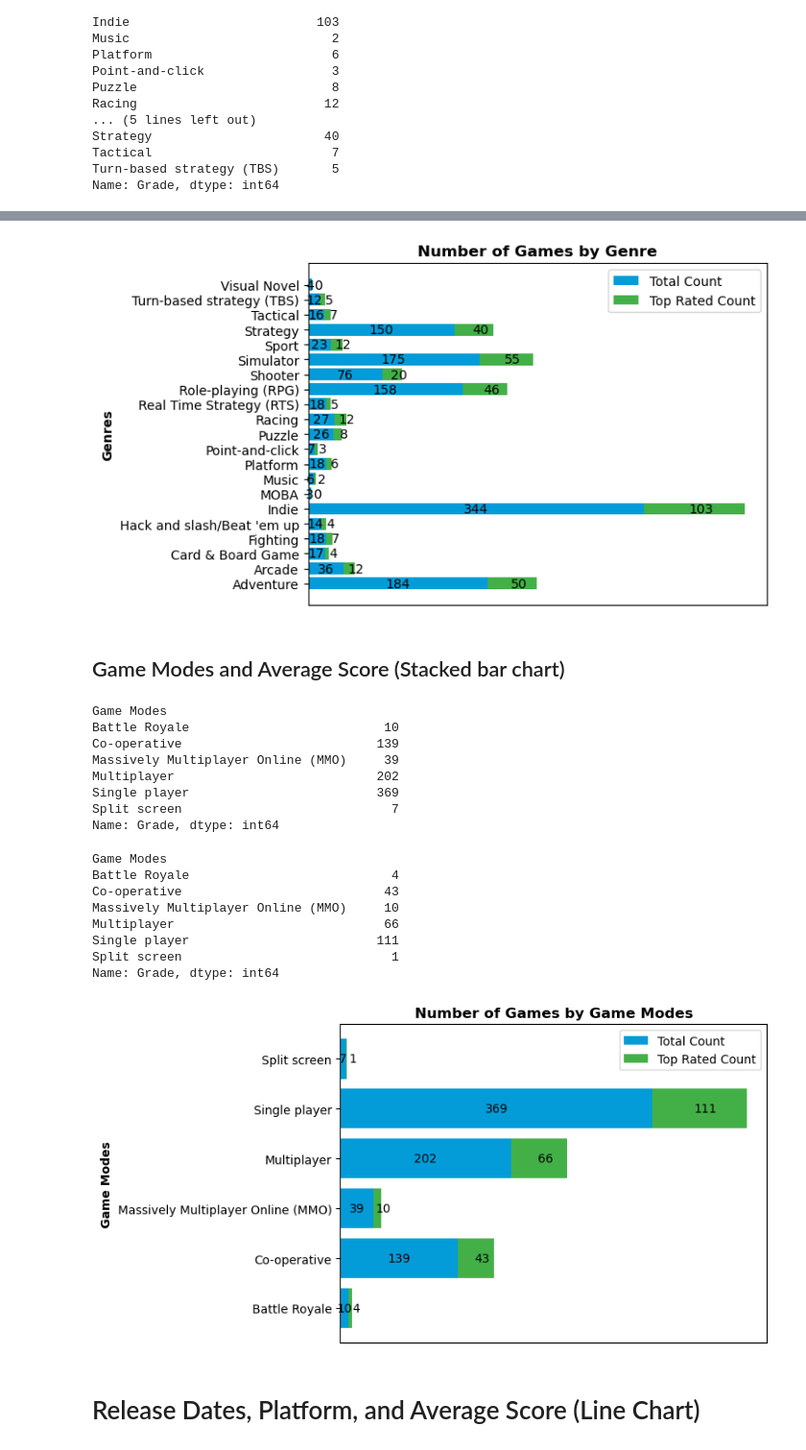
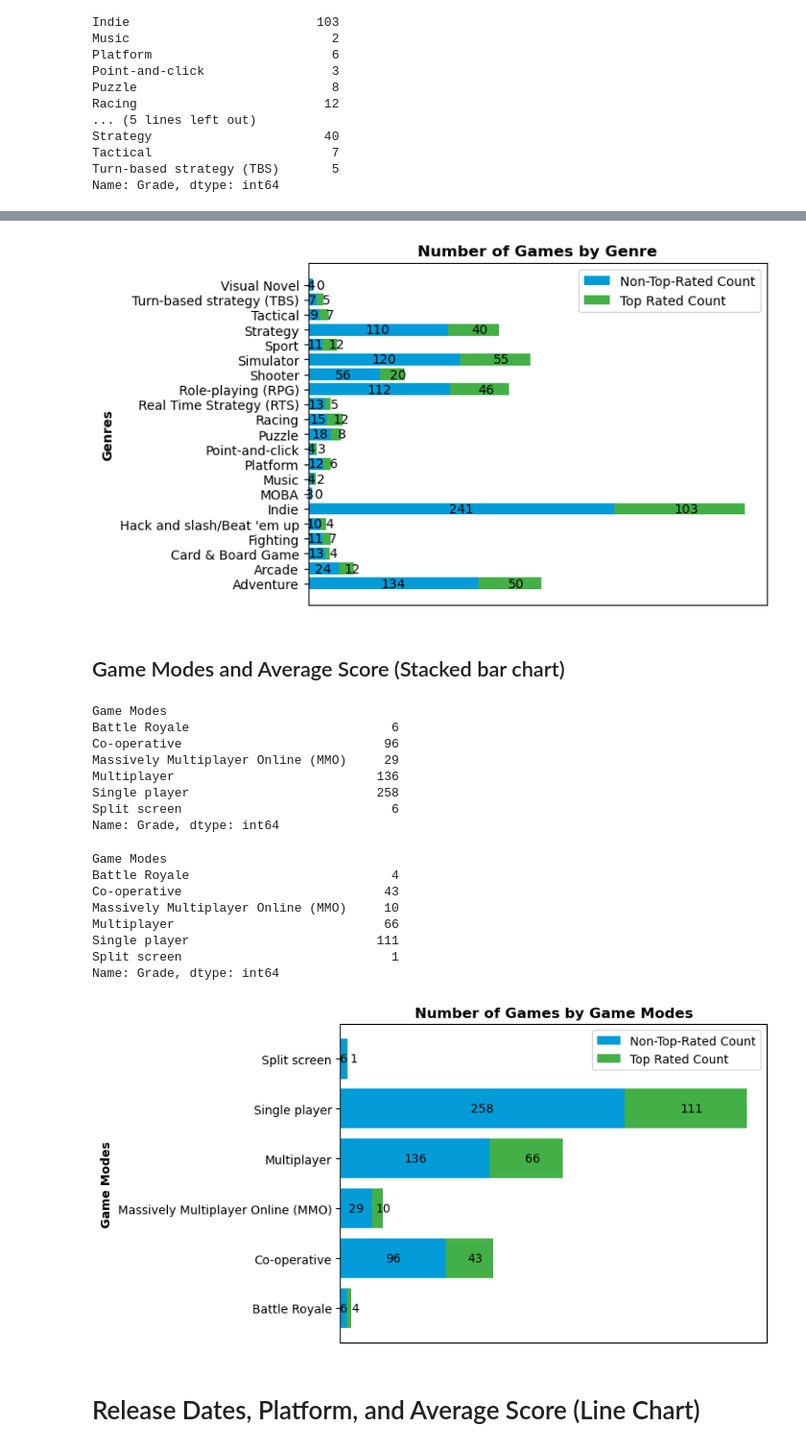
Before and after one commit to nlabern/Project_1_Steam_PC_, a Jupyter notebook: Data-analysis.ipynb, the cells around one changed output, grey strips where cells are left out. Shown: that part at 96% size. Cells and saved outputs as stored; diff of their text form; code cells hidden in the pictures.

Commit message:
Tweaked stacked bar charts a bit

```diff
--- a/Data-analysis.ipynb
+++ b/Data-analysis.ipynb
@@ -374,9 +374,9 @@ genre_counts_df
 # %%
 fig, ax = plt.subplots()
 # Plot the first segment of each bar
-total = ax.barh(genre_counts_df.index, genre_counts_df["Total Count"].values, color="#049CD8", label="Total Count")
+total = ax.barh(genre_counts_df.index, genre_counts_df["Non-Top-Rated Count"].values, color="#049CD8", label="Non-Top-Rated Count")
 # Plot the second segment of each bar on top of the first segment
-top = ax.barh(genre_counts_df.index, genre_counts_df["Top Rated Count"].values, left=genre_counts_df["Total Count"].values, color="#43B047", label="Top Rated Count")
+top = ax.barh(genre_counts_df.index, genre_counts_df["Top Rated Count"].values, left=genre_counts_df["Non-Top-Rated Count"].values, color="#43B047", label="Top Rated Count")
 ax.bar_label(top, label_type='center', padding=5)
 ax.bar_label(total, label_type='center')
 ax.xaxis.set_visible(False)
@@ -387,21 +387,21 @@ ax.legend(loc="best")
 plt.savefig("Visuals/Number_of_games_by_genre.png",bbox_inches="tight")
 plt.show()
 # %% [output]
-[figure, old version]
+[figure, new version]
 # %% [markdown]
 ## Game Modes and Average Score (Stacked bar chart)
 # %%
-# Group all the games by game mode as counts of all the games in each game mode: this will be the first segment of the stacked bar.
-mode_count = game_mode_df.groupby("Game Modes")["Grade"].count()
+# Group all the games by game mode as counts of non-highest rated games in each game mode: this will be the first segment of the stacked bar.
+mode_count = game_mode_df[game_mode_df["Grade"]!= "Very High"].groupby("Game Modes")["Grade"].count()
 mode_count
 # %% [output]
 Game Modes
-Battle Royale                          10
-Co-operative                          139
-Massively Multiplayer Online (MMO)     39
-Multiplayer                           202
-Single player                         369
-Split screen                            7
+Battle Royale                           6
+Co-operative                           96
+Massively Multiplayer Online (MMO)     29
+Multiplayer                           136
+Single player                         258
+Split screen                            6
 Name: Grade, dtype: int64
 # %%
 # Group the top rated games by game mode as counts of all the games in each game mode: this will be the second segment of the stacked bar.
@@ -418,19 +418,19 @@ Split screen                            1
 Name: Grade, dtype: int64
 # %%
 fig, ax = plt.subplots()
-total = ax.barh(mode_count.index,mode_count.values,color= "#049CD8",label="Total Count")
+total = ax.barh(mode_count.index,mode_count.values,color= "#049CD8",label="Non-Top-Rated Count")
 top = ax.barh(mode_top_rated.index,mode_top_rated.values, left =mode_count.values, color= "#43B047",label= "Top Rated Count" )
 ax.bar_label(top, label_type='center', padding=5)
 ax.bar_label(total, label_type='center')
 ax.xaxis.set_visible(False)
 #ax.set_xlabel('Number of Games', fontweight ="bold")
 ax.set_ylabel('Game Modes', fontweight ="bold")
 ax.set_title("Number of Games by Game Modes", fontweight ="bold")
 ax.legend(loc="best")
 plt.savefig("Visuals/Number_of_games_by_game_mode.png",bbox_inches="tight")
 plt.show()
 # %% [output]
-[figure, old version]
+[figure, new version]
 # %% [markdown]
 # Release Dates, Platform, and Average Score (Line Chart)
 # %%
```
Also changed, not shown: parts of 2 cells of this notebook, 2 other files.
